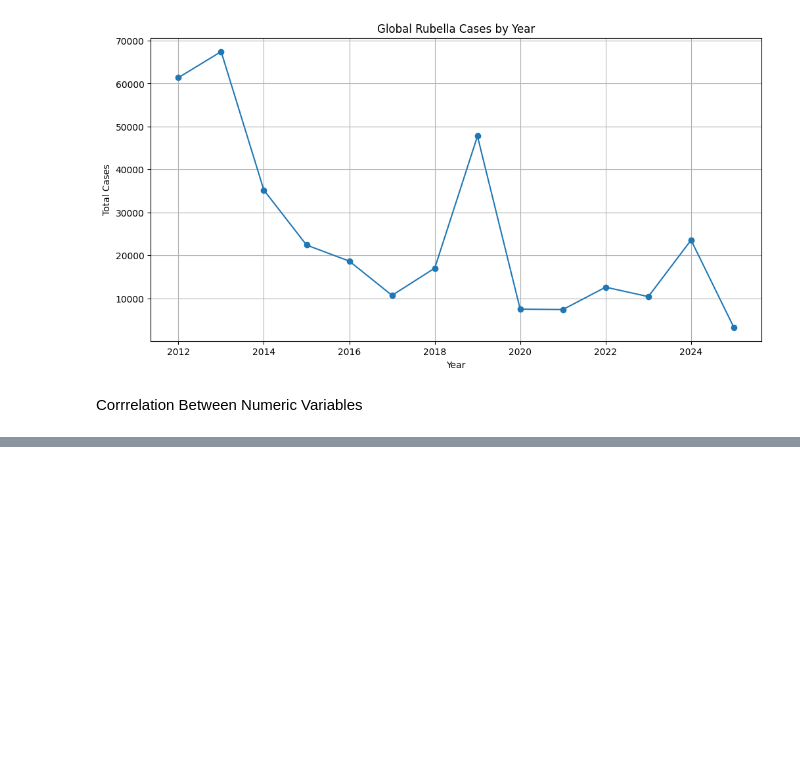
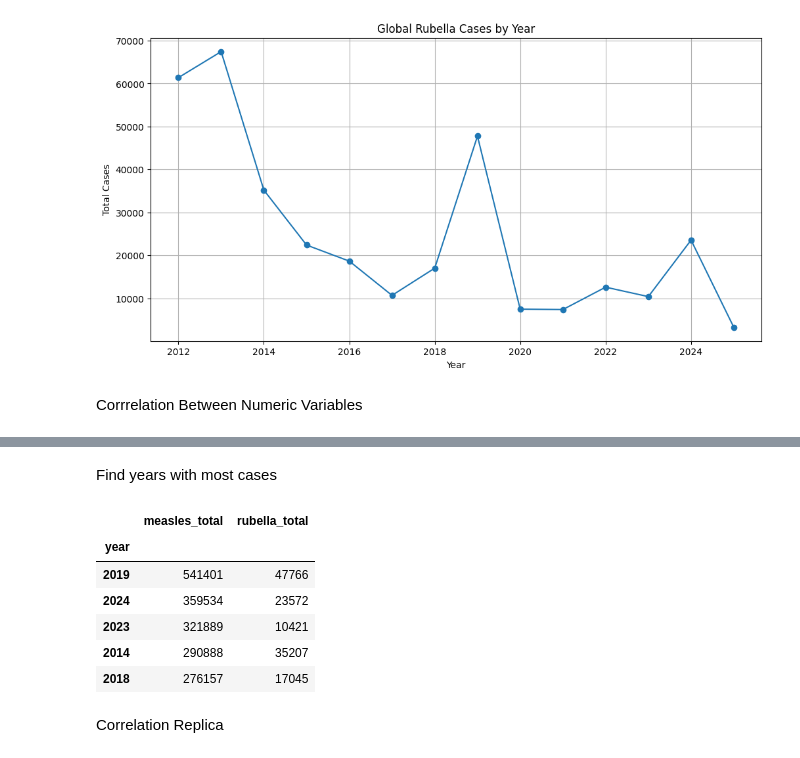
Before and after one commit to menemisan204-arch/DSRP-Measeles, a Jupyter notebook: DSRP_HealthCare_MisanMene.ipynb, the cells around one changed output, grey strips where cells are left out. Drawn from its saved outputs; the diff is of its cells as text; code cells hidden in the pictures; blank space fills up the shorter version.

```diff
--- a/DSRP_HealthCare_MisanMene.ipynb
+++ b/DSRP_HealthCare_MisanMene.ipynb
@@ -443,0 +529,16 @@ numeric_columns.corr()
+# %% [markdown]
+Find years with most cases
+# %%
+cases_year.groupby("year")[["measles_total", "rubella_total"]].sum().sort_values(
+by="measles_total", ascending=False
+).head()
+# %% [output]
+|  | measles_total | rubella_total |
+| year |  |  |
+| 2019 | 541401 | 47766 |
+| 2024 | 359534 | 23572 |
+| 2023 | 321889 | 10421 |
+| 2014 | 290888 | 35207 |
+| 2018 | 276157 | 17045 |
+# %% [markdown]
+Correlation Replica
```
Also changed, not shown: parts of 10 cells of this notebook.
